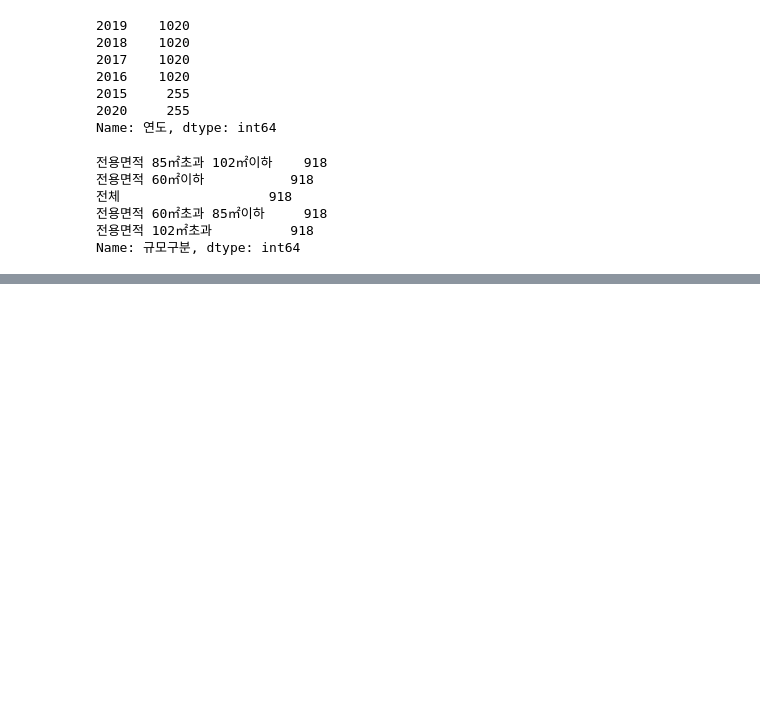
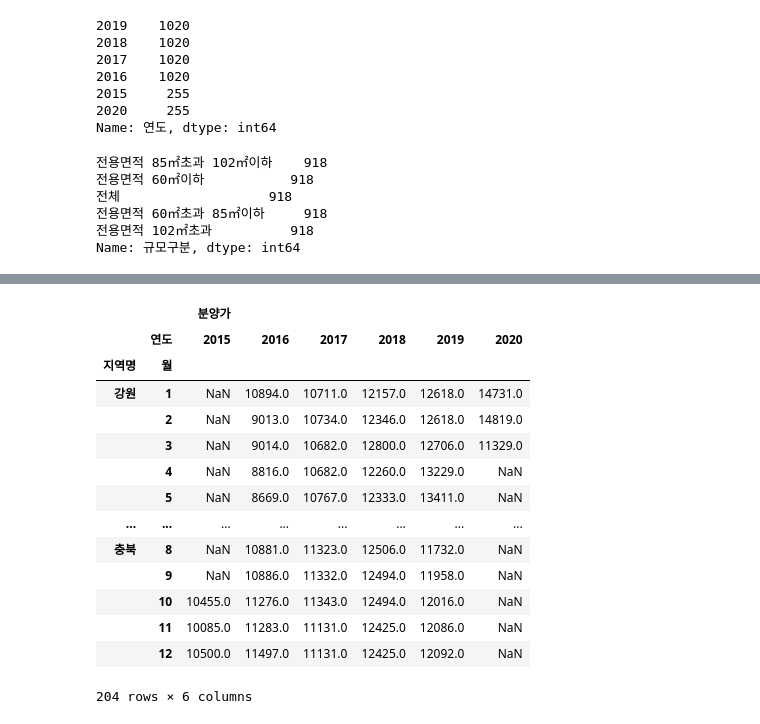
Before and after one commit to SDB016/Study, a Jupyter notebook: python/pandas/Application_of_Pandas.ipynb, the cells around one changed output, grey strips where cells are left out. Cells and saved outputs as stored; diff of their text form; code cells hidden in the pictures; blank space fills up the shorter version.

```diff
--- a/python/pandas/Application_of_Pandas.ipynb
+++ b/python/pandas/Application_of_Pandas.ipynb
@@ -472,0 +837,18 @@ Name: 규모구분, dtype: int64
+# %%
+grouped.unstack(1)
+# %% [output]
+|  |  | 분양가 |  |  |  |  |  |
+|  | 연도 | 2015 | 2016 | 2017 | 2018 | 2019 | 2020 |
+| 지역명 | 월 |  |  |  |  |  |  |
+| 강원 | 1 | NaN | 10894.0 | 10711.0 | 12157.0 | 12618.0 | 14731.0 |
+|  | 2 | NaN | 9013.0 | 10734.0 | 12346.0 | 12618.0 | 14819.0 |
+|  | 3 | NaN | 9014.0 | 10682.0 | 12800.0 | 12706.0 | 11329.0 |
+|  | 4 | NaN | 8816.0 | 10682.0 | 12260.0 | 13229.0 | NaN |
+|  | 5 | NaN | 8669.0 | 10767.0 | 12333.0 | 13411.0 | NaN |
+| ... | ... | ... | ... | ... | ... | ... | ... |
+| 충북 | 8 | NaN | 10881.0 | 11323.0 | 12506.0 | 11732.0 | NaN |
+|  | 9 | NaN | 10886.0 | 11332.0 | 12494.0 | 11958.0 | NaN |
+|  | 10 | 10455.0 | 11276.0 | 11343.0 | 12494.0 | 12016.0 | NaN |
+|  | 11 | 10085.0 | 11283.0 | 11131.0 | 12425.0 | 12086.0 | NaN |
+|  | 12 | 10500.0 | 11497.0 | 11131.0 | 12425.0 | 12092.0 | NaN |
+204 rows × 6 columns
```
Also changed, not shown: parts of 43 cells of this notebook.
